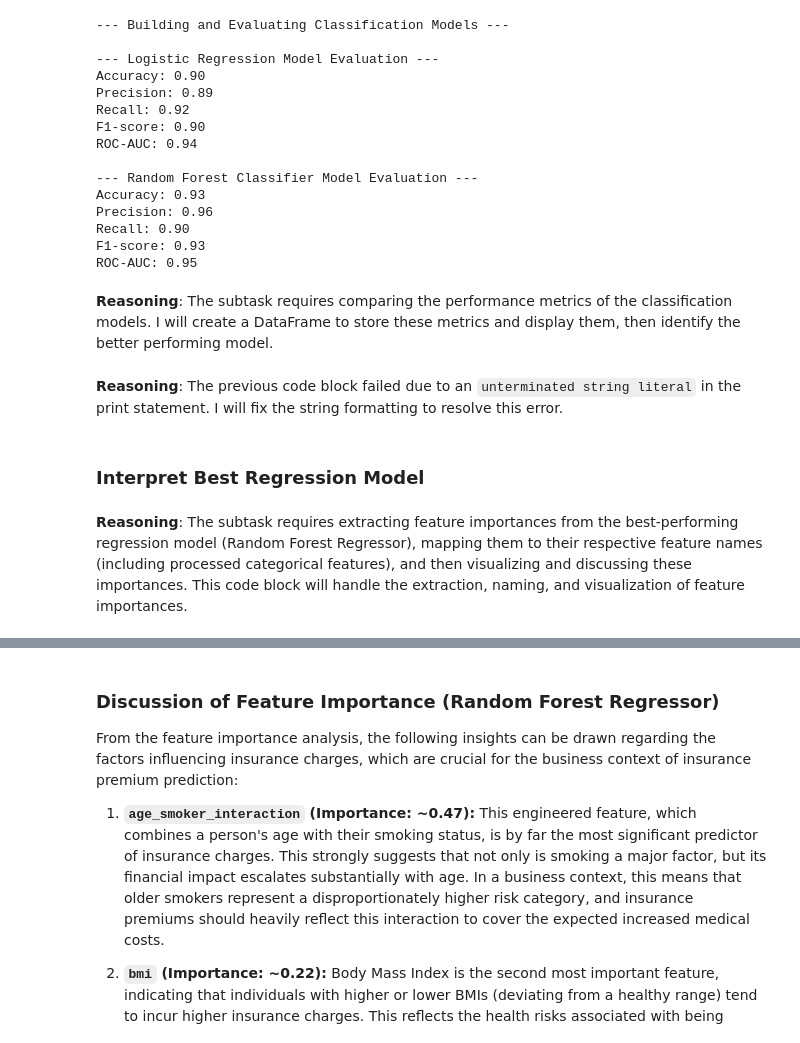
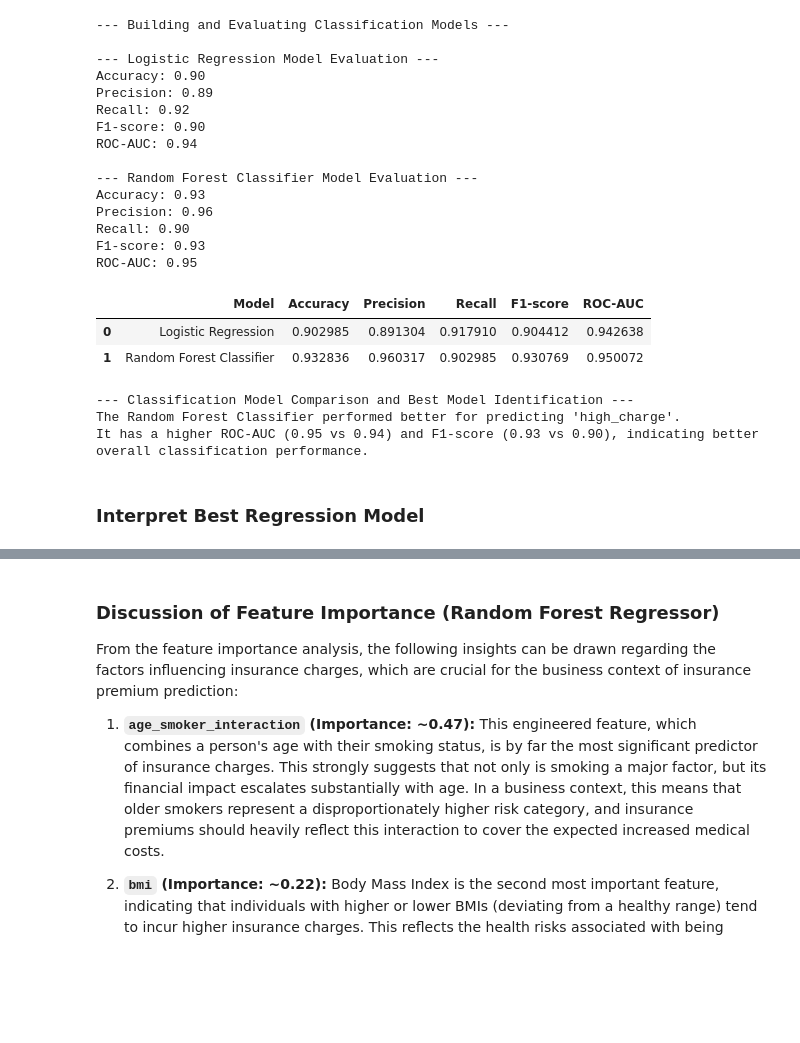
Before and after one commit to QUADRIABUBAKAR/ACCESS-Data-science-assignment, a Jupyter notebook: Project_pynb.ipynb, the cells around one changed output, grey strips where cells are left out. Saved outputs shown, nothing was run; the diff lists cells and outputs as text; code cells hidden in the pictures; blank space fills up the shorter version.

```diff
--- a/Project_pynb.ipynb
+++ b/Project_pynb.ipynb
@@ -575,37 +562,34 @@ Precision: 0.96
 Recall: 0.90
 F1-score: 0.93
 ROC-AUC: 0.95
-# %% [markdown]
-**Reasoning**:
-The subtask requires comparing the performance metrics of the classification models. I will create a DataFrame to store these metrics and display them, then identify the better performing model.
 # %%
 clf_performance = pd.DataFrame({
     'Model': ['Logistic Regression', 'Random Forest Classifier'],
     'Accuracy': [acc_lr, acc_rf],
     'Precision': [prec_lr, prec_rf],
     'Recall': [rec_lr, rec_rf],
     'F1-score': [f1_lr, f1_rf],
     'ROC-AUC': [roc_auc_lr, roc_auc_rf]
 })
 
 display(clf_performance)
 
-print("
---- Classification Model Comparison and Best Model Identification ---")
+print("--- Classification Model Comparison and Best Model Identification ---")
 if roc_auc_rf > roc_auc_lr:
     print("The Random Forest Classifier performed better for predicting 'high_charge'.")
     print(f"It has a higher ROC-AUC ({roc_auc_rf:.2f} vs {roc_auc_lr:.2f}) and F1-score ({f1_rf:.2f} vs {f1_lr:.2f}), indicating better overall classification performance.")
 else:
     print("The Logistic Regression model performed better for predicting 'high_charge'.")
     print(f"It has a higher ROC-AUC ({roc_auc_lr:.2f} vs {roc_auc_rf:.2f}) and F1-score ({f1_lr:.2f} vs {f1_rf:.2f}), indicating better overall classification performance.")
+# %% [output]
+|  | Model | Accuracy | Precision | Recall | F1-score | ROC-AUC |
+| 0 | Logistic Regression | 0.902985 | 0.891304 | 0.917910 | 0.904412 | 0.942638 |
+| 1 | Random Forest Classifier | 0.932836 | 0.960317 | 0.902985 | 0.930769 | 0.950072 |
+--- Classification Model Comparison and Best Model Identification ---
+The Random Forest Classifier performed better for predicting 'high_charge'.
+It has a higher ROC-AUC (0.95 vs 0.94) and F1-score (0.93 vs 0.90), indicating better overall classification performance.
-# %% [markdown]
-**Reasoning**:
-The previous code block failed due to an `unterminated string literal` in the print statement. I will fix the string formatting to resolve this error.
 # %% [markdown]
 ### Interpret Best Regression Model
-# %% [markdown]
-**Reasoning**:
-The subtask requires extracting feature importances from the best-performing regression model (Random Forest Regressor), mapping them to their respective feature names (including processed categorical features), and then visualizing and discussing these importances. This code block will handle the extraction, naming, and visualization of feature importances.
 # %%
 print("\n--- Interpreting Best Regression Model (Random Forest Regressor) ---")
 
```
Also changed, not shown: parts of 10 cells of this notebook.
